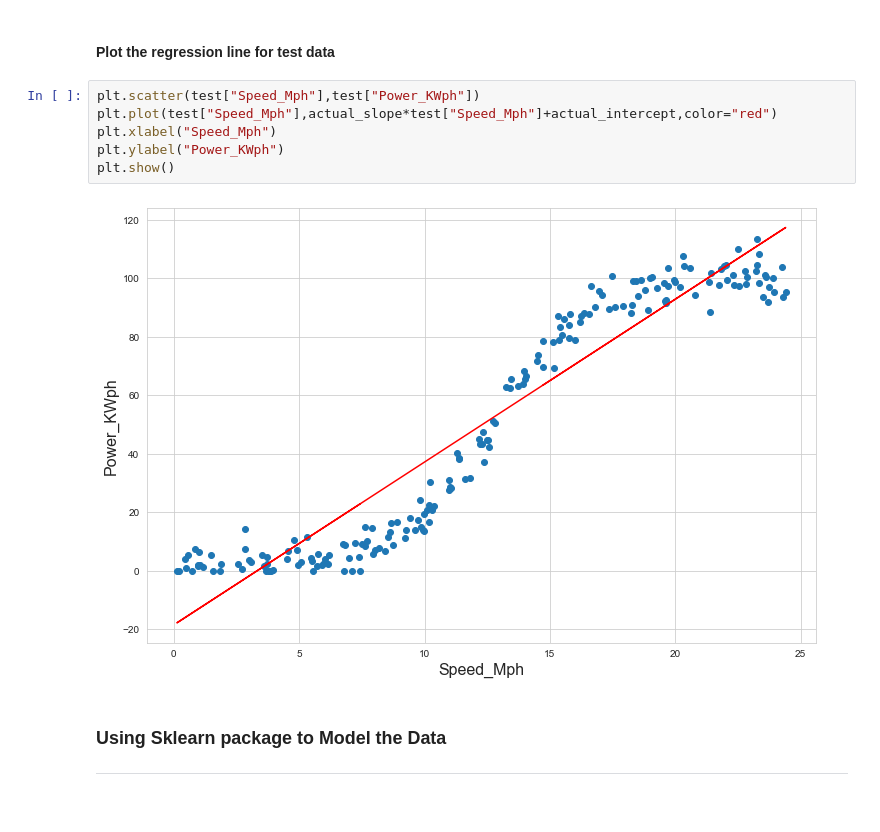
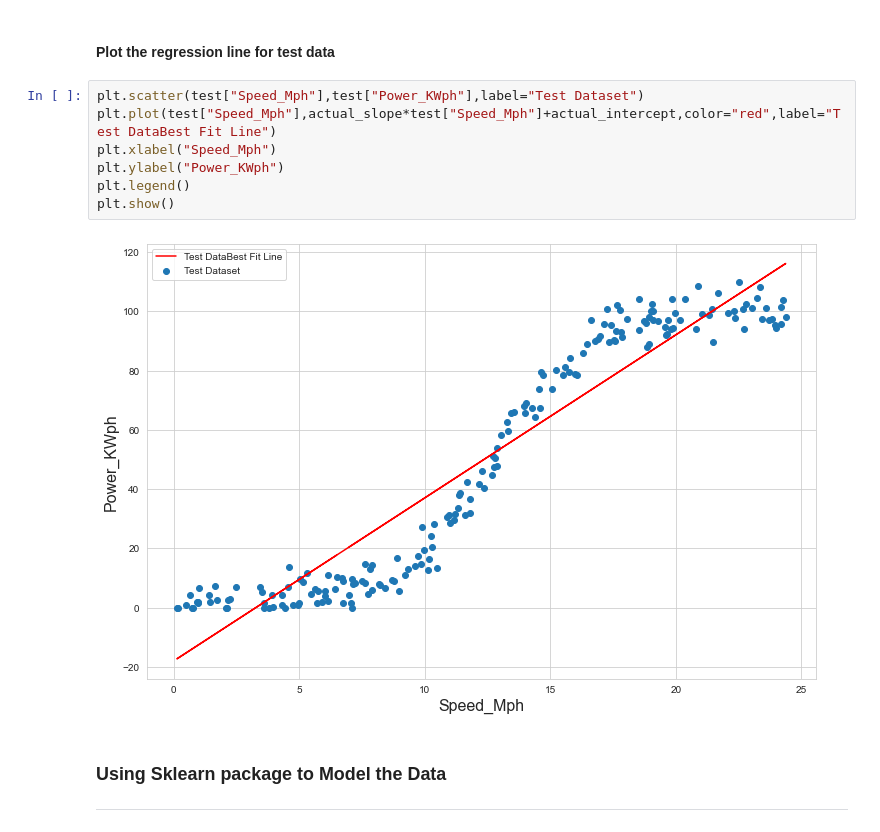
Before and after one commit to Fiona-600/Data-Analytics-2020-Project, a Jupyter notebook: Final Project 2020.ipynb, the cells around one changed output. Cells and saved outputs as stored; diff of their text form.

```diff
--- a/Final Project 2020.ipynb
+++ b/Final Project 2020.ipynb
@@ -712,13 +712,14 @@ Power_Prediction = get_regression_prediction(df["Speed_Mph"],actual_slope,actual
 # %% [markdown]
 #### Plot the regression line for test data
 # %%
-plt.scatter(test["Speed_Mph"],test["Power_KWph"])
-plt.plot(test["Speed_Mph"],actual_slope*test["Speed_Mph"]+actual_intercept,color="red")
+plt.scatter(test["Speed_Mph"],test["Power_KWph"],label="Test Dataset")
+plt.plot(test["Speed_Mph"],actual_slope*test["Speed_Mph"]+actual_intercept,color="red",label="Test DataBest Fit Line")
 plt.xlabel("Speed_Mph")
 plt.ylabel("Power_KWph")
+plt.legend()
 plt.show()
 # %% [output]
-[figure, old version]
+[figure, new version]
 # %% [markdown]
 ### Using Sklearn package to Model the Data
 ***
```
Also changed, not shown: parts of 5 cells of this notebook, 1 other file.
